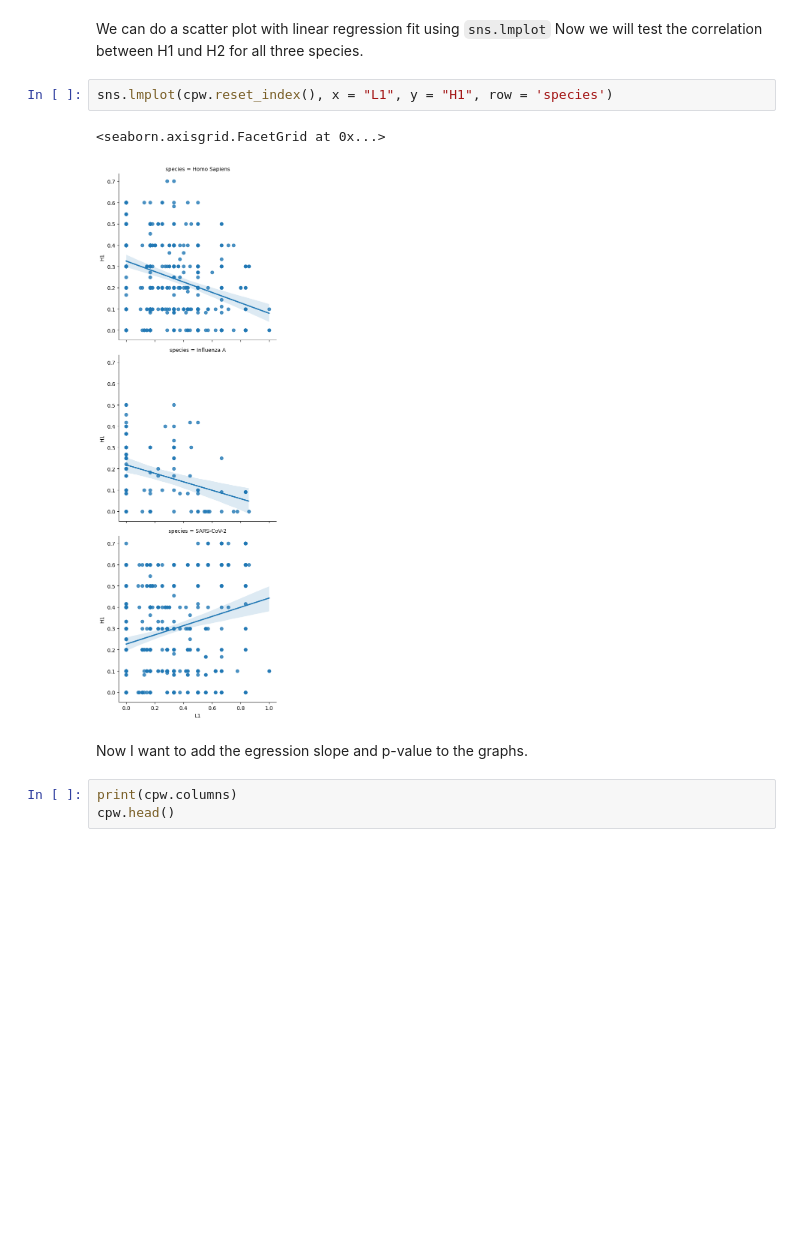
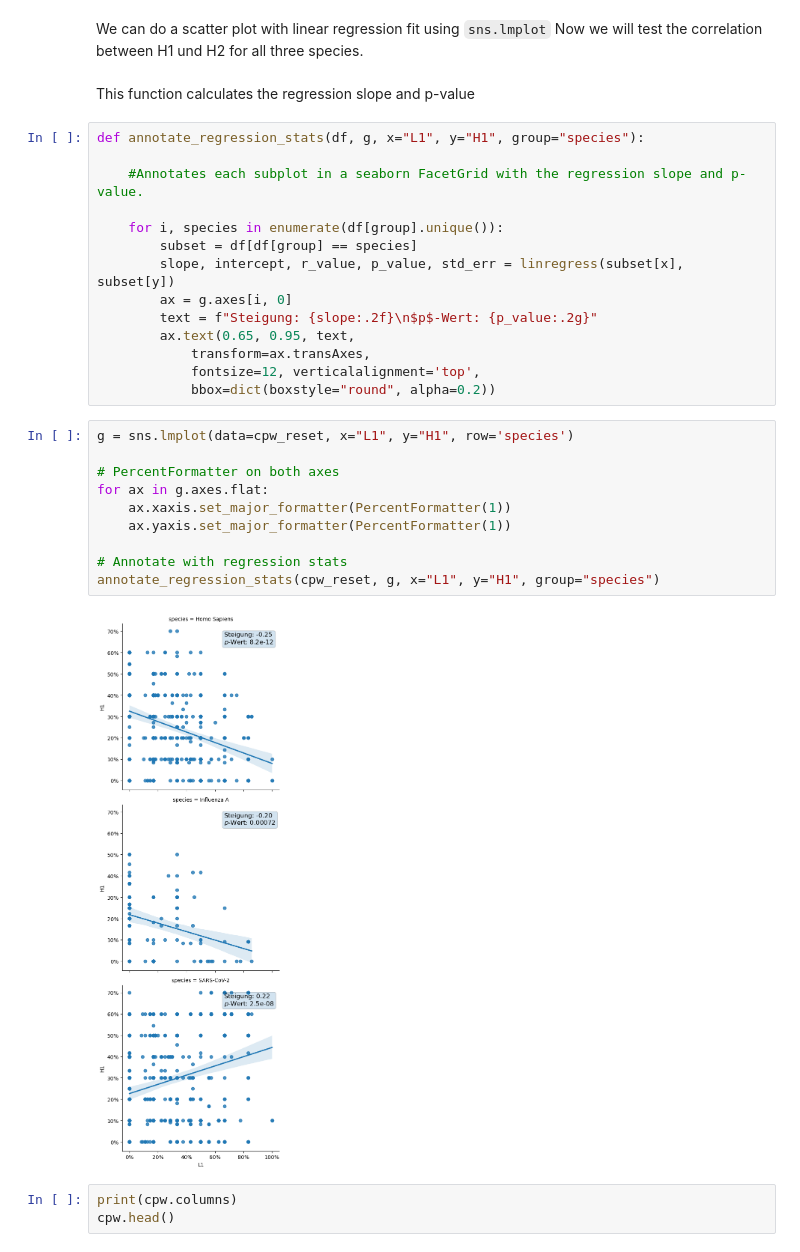
Before and after one commit to datascience-2025-group4/group04-team02, a Jupyter notebook: dataanalysis/03_contacts/02_analyze_contacts.ipynb, the cells around one changed output. Saved outputs shown, nothing was run; the diff lists cells and outputs as text; blank space fills up the shorter version.

```diff
--- a/dataanalysis/03_contacts/02_analyze_contacts.ipynb
+++ b/dataanalysis/03_contacts/02_analyze_contacts.ipynb
@@ -616,13 +629,34 @@ Negative correlations are interesting. Might indicate compensation mechanisms.
 # %% [markdown]
 We can do a scatter plot with linear regression fit using `sns.lmplot`
 Now we will test the correlation between H1 und H2 for all three species.
-# %%
-sns.lmplot(cpw.reset_index(), x = "L1", y = "H1", row = 'species')
-# %% [output]
-<seaborn.axisgrid.FacetGrid at 0x...>
-[figure, removed]
 # %% [markdown]
-Now I want to add the egression slope and p-value to the graphs.
+This function calculates the regression slope and p-value
+# %%
+def annotate_regression_stats(df, g, x="L1", y="H1", group="species"):
+
+    #Annotates each subplot in a seaborn FacetGrid with the regression slope and p-value.
+
+    for i, species in enumerate(df[group].unique()):
+        subset = df[df[group] == species]
+        slope, intercept, r_value, p_value, std_err = linregress(subset[x], subset[y])
+        ax = g.axes[i, 0]
+        text = f"Steigung: {slope:.2f}\n$p$-Wert: {p_value:.2g}"
+        ax.text(0.65, 0.95, text,
+            transform=ax.transAxes,
+            fontsize=12, verticalalignment='top',
+            bbox=dict(boxstyle="round", alpha=0.2))
+# %%
+g = sns.lmplot(data=cpw_reset, x="L1", y="H1", row='species')
+
+# PercentFormatter on both axes
+for ax in g.axes.flat:
+    ax.xaxis.set_major_formatter(PercentFormatter(1))
+    ax.yaxis.set_major_formatter(PercentFormatter(1))
+
+# Annotate with regression stats
+annotate_regression_stats(cpw_reset, g, x="L1", y="H1", group="species")
+# %% [output]
+[figure, added]
 # %%
 print(cpw.columns)
 cpw.head()
```
Also changed, not shown: parts of 12 cells of this notebook, 6 other files.
